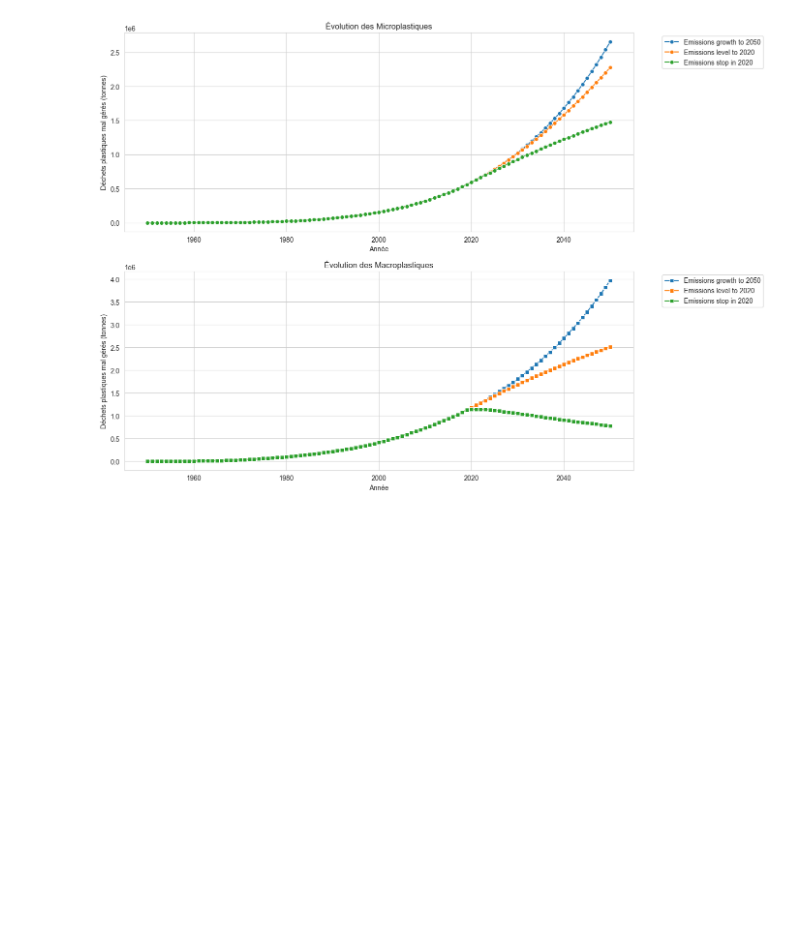
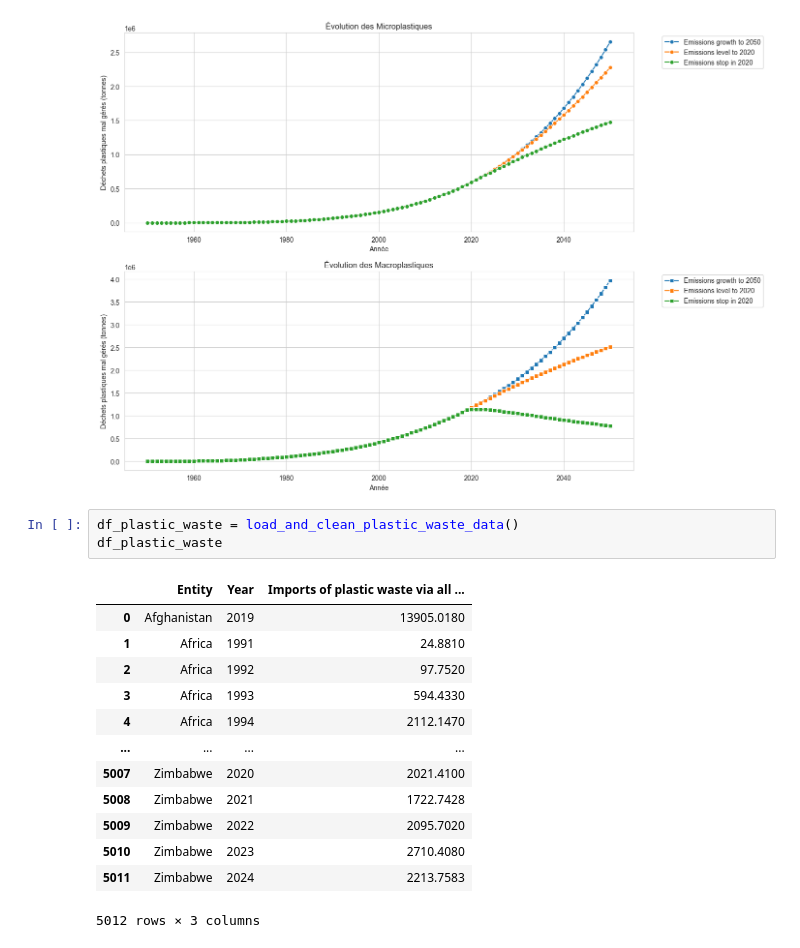
Before and after one commit to Juliendnte/OceanState_Analysis, a Jupyter notebook: oceanstate_analysis/notebooks/exploratory/plastic.ipynb, the cells around one changed output. Drawn from its saved outputs; the diff is of its cells as text; blank space fills up the shorter version.

```diff
--- a/oceanstate_analysis/notebooks/exploratory/plastic.ipynb
+++ b/oceanstate_analysis/notebooks/exploratory/plastic.ipynb
@@ -94,3 +94,20 @@ plt.tight_layout()
 plt.show()
 # %% [output]
 [figure]
+# %%
+df_plastic_waste = load_and_clean_plastic_waste_data()
+df_plastic_waste
+# %% [output]
+|  | Entity | Year | Imports of plastic waste via all ... |
+| 0 | Afghanistan | 2019 | 13905.0180 |
+| 1 | Africa | 1991 | 24.8810 |
+| 2 | Africa | 1992 | 97.7520 |
+| 3 | Africa | 1993 | 594.4330 |
+| 4 | Africa | 1994 | 2112.1470 |
+| ... | ... | ... | ... |
+| 5007 | Zimbabwe | 2020 | 2021.4100 |
+| 5008 | Zimbabwe | 2021 | 1722.7428 |
+| 5009 | Zimbabwe | 2022 | 2095.7020 |
+| 5010 | Zimbabwe | 2023 | 2710.4080 |
+| 5011 | Zimbabwe | 2024 | 2213.7583 |
+5012 rows × 3 columns
```
Also changed, not shown: parts of 3 cells of this notebook, 7 other files.
